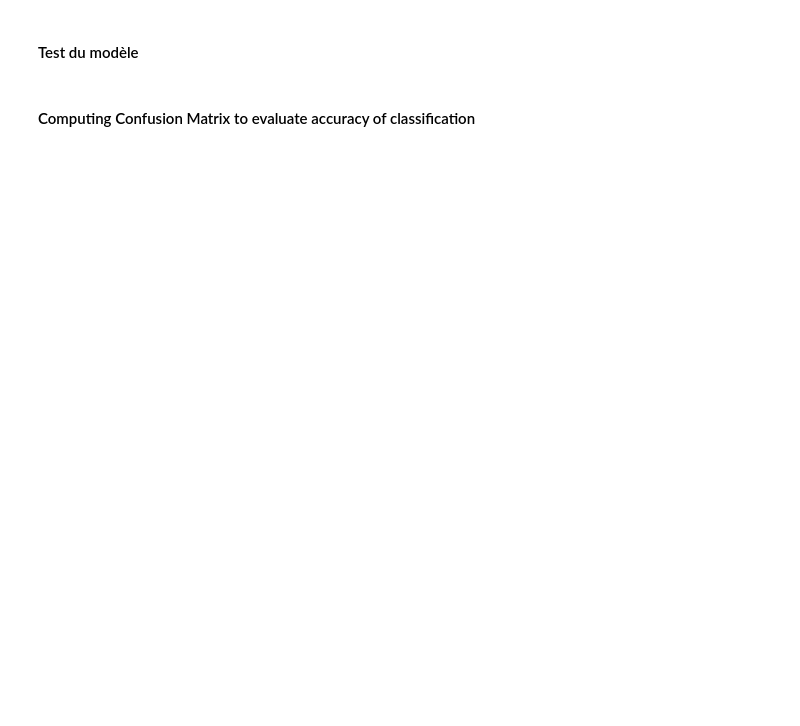
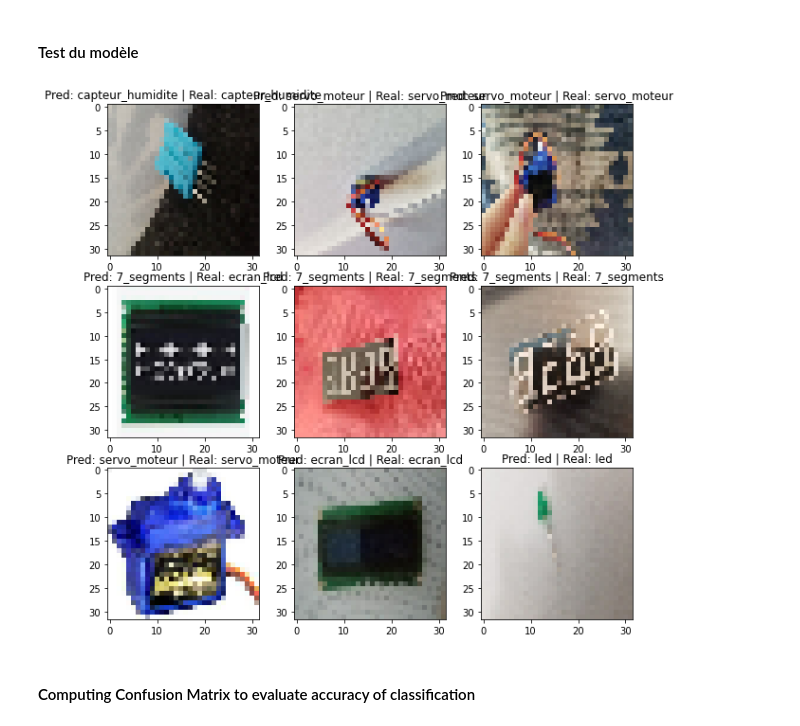
Before and after one commit to Kamomille/Reconnaissance_composants_arduino, a Jupyter notebook: Components_Classification_TensorFlow_Model_for_Android_App.ipynb, the cells around one changed output. Saved outputs shown, nothing was run; the diff lists cells and outputs as text; code cells hidden in the pictures; blank space fills up the shorter version.

Commit message:
Update model

```diff
--- a/Components_Classification_TensorFlow_Model_for_Android_App.ipynb
+++ b/Components_Classification_TensorFlow_Model_for_Android_App.ipynb
@@ -32,8 +32,8 @@ splitfolders.ratio(path+"/input_images",
 # %%
 folder = path + "/output"
 # %%
-img_height, img_width = 164, 164 #32, 32
-batch_size = 128 #20
+img_height, img_width = 32, 32
+batch_size = 20
 
 train_ds = tf.keras.utils.image_dataset_from_directory(
     folder+"/train",
@@ -137,14 +137,16 @@ model.evaluate(test_ds)
 # %%
 plt.figure(figsize=(10,10))
 for images, labels in test_ds.take(1):
-  classifications = model(images)
-  #print(classifications)
+    classifications = model(images)
+    #print(classifications)
 
-  for i in range(9):
-    ax = plt.subplot(3, 3, i + 1)
-    plt.imshow(images[i].numpy().astype("uint8"))
-    index = numpy.argmax(classifications[i])
-    plt.title("Pred: " + class_names[index] + " | Real: " + class_names[labels[i]])
+    for i in range(9):
+        ax = plt.subplot(3, 3, i + 1)
+        plt.imshow(images[i].numpy().astype("uint8"))
+        index = np.argmax(classifications[i])
+        plt.title("Pred: " + class_names[index] + " | Real: " + class_names[labels[i]])
+# %% [output]
+[figure, added]
 # %% [markdown]
 #### Computing Confusion Matrix to evaluate accuracy of classification
 # %%
```
Also changed, not shown: parts of 10 cells of this notebook, 1 other file.
